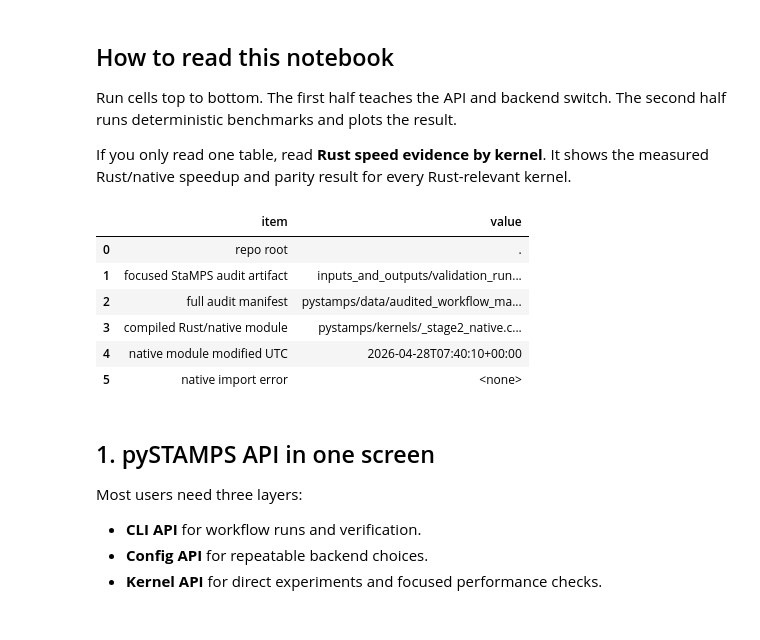
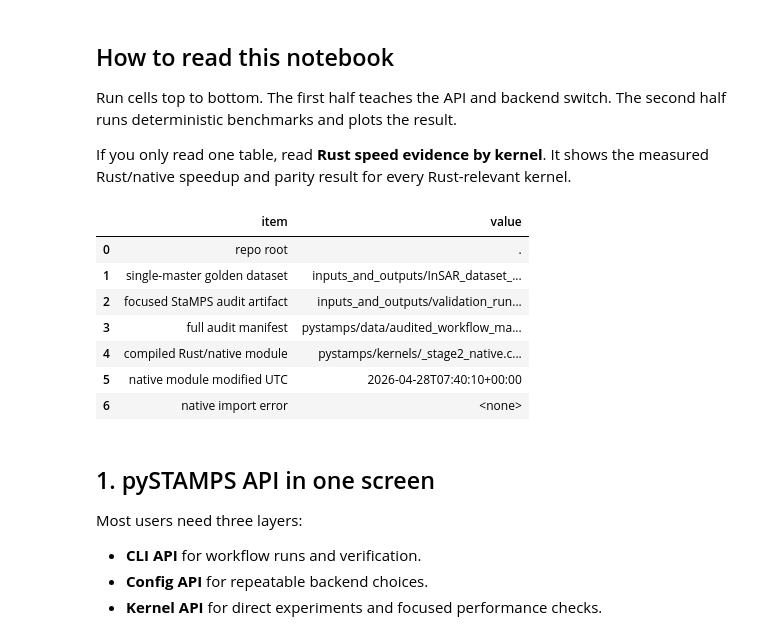
Before and after one commit to sirbastiano/pystamps, a Jupyter notebook: notebooks/start_here.ipynb, the cells around one changed output. Drawn from its saved outputs; the diff is of its cells as text; code cells hidden in the pictures.

```diff
--- a/notebooks/start_here.ipynb
+++ b/notebooks/start_here.ipynb
@@ -39,7 +39,10 @@ import numpy as np
 import pandas as pd
 from IPython.display import Markdown, display
 
-from pystamps.config import load_config
+from pystamps.config import RunConfig, RuntimeConfig, load_config
+from pystamps.io.mat import read_mat
+from pystamps.pipeline.stages import run_pipeline
+from pystamps.pipeline.types import PipelineContext
 from pystamps.kernels import (
     BackendUnavailableError,
     describe_backend_matrix,
@@ -64,6 +67,8 @@ def find_repo_root(start: Path | None = None) -> Path:
 
 REPO_ROOT = find_repo_root()
 AUDIT_JSON = REPO_ROOT / 'inputs_and_outputs' / 'validation_runs' / 'latest_small_baseline_audit.json'
+GOLDEN_ROOT = REPO_ROOT / 'inputs_and_outputs' / 'InSAR_dataset_test_stage8diag'
+GOLDEN_PATCH = 'PATCH_1'
 MANIFEST_JSON = REPO_ROOT / 'pystamps' / 'data' / 'audited_workflow_manifest.json'
 EVIDENCE_NOTEBOOK = REPO_ROOT / 'notebooks' / '04_rust_end2end_parity_validation.ipynb'
 
@@ -78,39 +83,41 @@ except Exception as exc:
 native_path = Path(native_spec.origin) if native_spec and native_spec.origin and native_mod is not None else None
 
 
 def relpath(path: str | Path | None) -> str:
     if path is None:
         return '<missing>'
     candidate = Path(path)
     try:
         return str(candidate.resolve().relative_to(REPO_ROOT))
     except Exception:
         return str(candidate)
 
 
 def modified_utc(path: Path | None) -> str:
     if path is None or not path.exists():
         return '<missing>'
     return datetime.fromtimestamp(path.stat().st_mtime, UTC).isoformat(timespec='seconds')
 
 
 context_df = pd.DataFrame([
     {'item': 'repo root', 'value': relpath(REPO_ROOT)},
-    {'item': 'focused StaMPS audit artifact', 'value': relpath(AUDIT_JSON)},
+    {'item': 'single-master golden dataset', 'value': relpath(GOLDEN_ROOT)},
+        {'item': 'focused StaMPS audit artifact', 'value': relpath(AUDIT_JSON)},
     {'item': 'full audit manifest', 'value': relpath(MANIFEST_JSON)},
     {'item': 'compiled Rust/native module', 'value': relpath(native_path) if native_path else '<not importable>'},
     {'item': 'native module modified UTC', 'value': modified_utc(native_path)},
     {'item': 'native import error', 'value': native_import_error or '<none>'},
 ])
 display(context_df)
 # %% [output]
 |  | item | value |
 | 0 | repo root | . |
-| 1 | focused StaMPS audit artifact | inputs_and_outputs/validation_run... |
-| 2 | full audit manifest | pystamps/data/audited_workflow_ma... |
-| 3 | compiled Rust/native module | pystamps/kernels/_stage2_native.c... |
-| 4 | native module modified UTC | 2026-04-28T07:40:10+00:00 |
-| 5 | native import error | <none> |
+| 1 | single-master golden dataset | inputs_and_outputs/InSAR_dataset_... |
+| 2 | focused StaMPS audit artifact | inputs_and_outputs/validation_run... |
+| 3 | full audit manifest | pystamps/data/audited_workflow_ma... |
+| 4 | compiled Rust/native module | pystamps/kernels/_stage2_native.c... |
+| 5 | native module modified UTC | 2026-04-28T07:40:10+00:00 |
+| 6 | native import error | <none> |
 # %% [markdown]
 ## 1. pySTAMPS API in one screen
 
```
Also changed, not shown: parts of 13 cells of this notebook.
